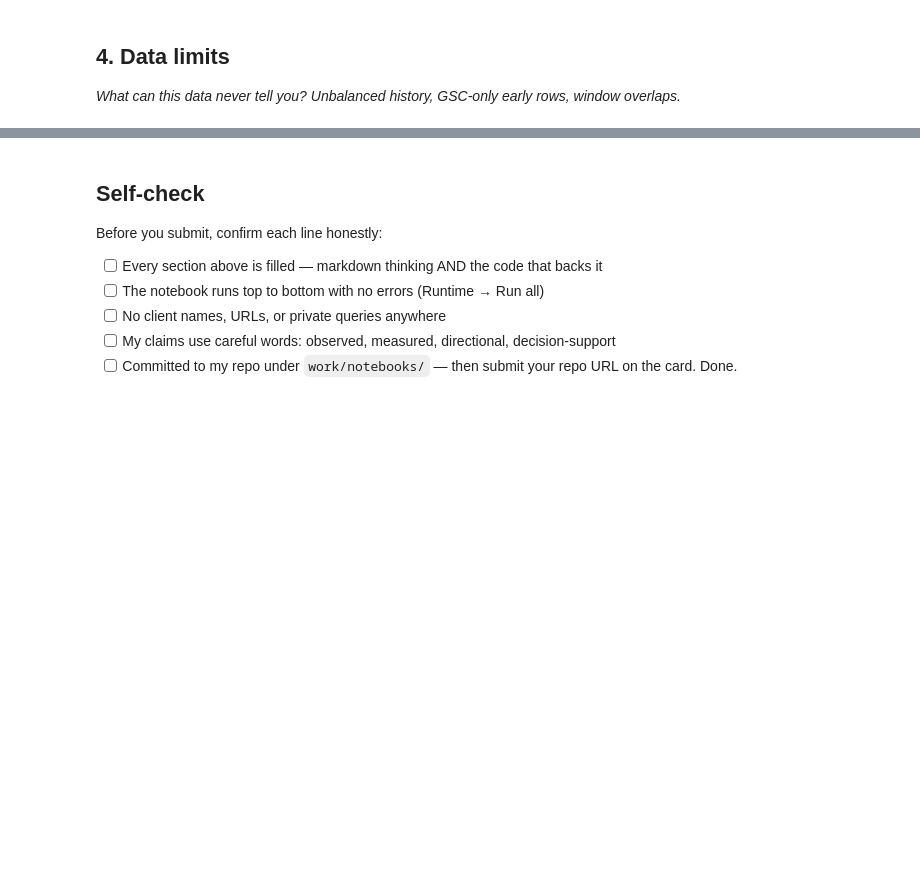
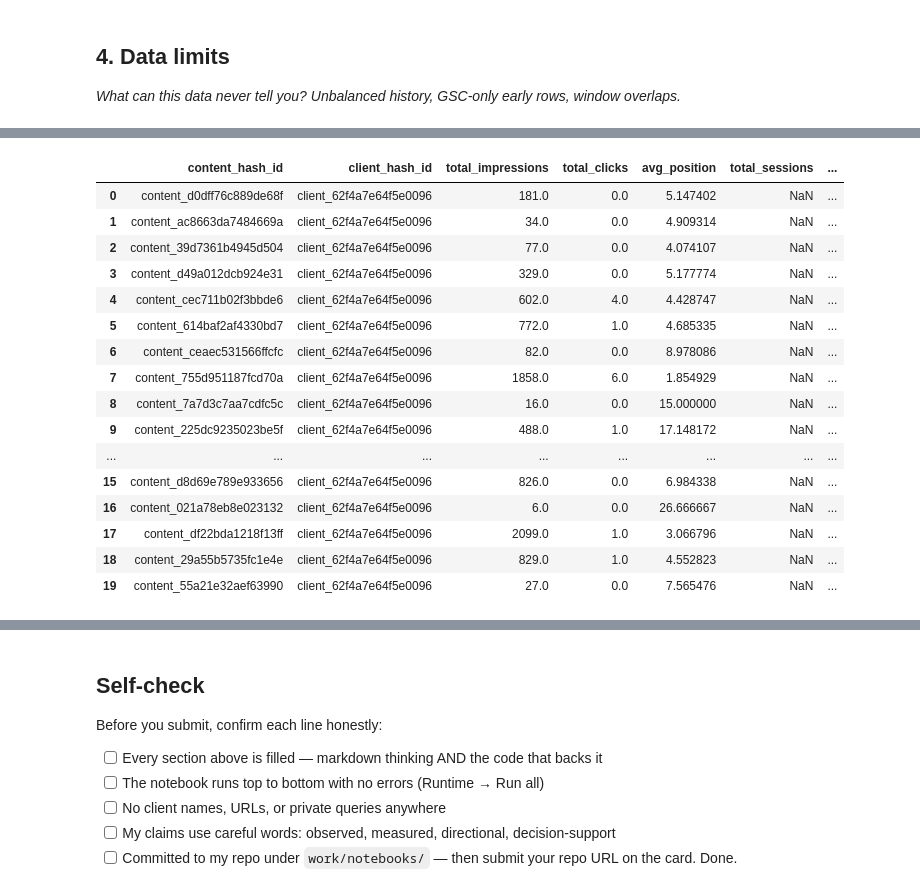
Before and after one commit to Awais-Ahmad10/flyrank_ml_internship, a Jupyter notebook: work/notebooks/w03_data_contract.ipynb, the cells around one changed output, grey strips where cells are left out. Drawn from its saved outputs; the diff is of its cells as text; code cells hidden in the pictures; blank space fills up the shorter version.

```diff
--- a/work/notebooks/w03_data_contract.ipynb
+++ b/work/notebooks/w03_data_contract.ipynb
@@ -15,0 +13,12 @@ This skeleton is yours to fill. Work the sections **in order** — each one has
+# %%
+import duckdb
+from google.colab import userdata
+
+# Get your secret token safely (never typed directly here)
+hf_token = userdata.get('HF_TOKEN')
+
+# Connect DuckDB to Hugging Face
+con = duckdb.connect()
+con.sql(f"CREATE SECRET hf_token (TYPE huggingface, TOKEN '{hf_token}');")
+
+print("Connected! Ready to query.")
@@ -36,0 +134,35 @@ This skeleton is yours to fill. Work the sections **in order** — each one has
+# %%
+query_features = """
+SELECT
+    content_hash_id,
+    client_hash_id,
+    SUM(gsc_impressions) as total_impressions,
+    SUM(gsc_clicks) as total_clicks,
+    AVG(gsc_avg_position) as avg_position,
+    SUM(ga4_sessions) as total_sessions,
+    SUM(ga4_engaged_sessions) as total_engaged_sessions
+FROM read_parquet('hf://datasets/FlyRank/internship-warehouse/fact_content_daily_performance/month=2026-03/*.parquet')
+GROUP BY content_hash_id, client_hash_id
+LIMIT 20
+"""
+
+df_features = con.sql(query_features).df()
+df_features
+# %% [output]
+|  | content_hash_id | client_hash_id | total_impressions | total_clicks | avg_position | total_sessions | ... |
+| 0 | content_d0dff76c889de68f | client_62f4a7e64f5e0096 | 181.0 | 0.0 | 5.147402 | NaN | ... |
+| 1 | content_ac8663da7484669a | client_62f4a7e64f5e0096 | 34.0 | 0.0 | 4.909314 | NaN | ... |
+| 2 | content_39d7361b4945d504 | client_62f4a7e64f5e0096 | 77.0 | 0.0 | 4.074107 | NaN | ... |
+| 3 | content_d49a012dcb924e31 | client_62f4a7e64f5e0096 | 329.0 | 0.0 | 5.177774 | NaN | ... |
+| 4 | content_cec711b02f3bbde6 | client_62f4a7e64f5e0096 | 602.0 | 4.0 | 4.428747 | NaN | ... |
+| 5 | content_614baf2af4330bd7 | client_62f4a7e64f5e0096 | 772.0 | 1.0 | 4.685335 | NaN | ... |
+| 6 | content_ceaec531566ffcfc | client_62f4a7e64f5e0096 | 82.0 | 0.0 | 8.978086 | NaN | ... |
+| 7 | content_755d951187fcd70a | client_62f4a7e64f5e0096 | 1858.0 | 6.0 | 1.854929 | NaN | ... |
+| 8 | content_7a7d3c7aa7cdfc5c | client_62f4a7e64f5e0096 | 16.0 | 0.0 | 15.000000 | NaN | ... |
+| 9 | content_225dc9235023be5f | client_62f4a7e64f5e0096 | 488.0 | 1.0 | 17.148172 | NaN | ... |
+| ... | ... | ... | ... | ... | ... | ... | ... |
+| 15 | content_d8d69e789e933656 | client_62f4a7e64f5e0096 | 826.0 | 0.0 | 6.984338 | NaN | ... |
+| 16 | content_021a78eb8e023132 | client_62f4a7e64f5e0096 | 6.0 | 0.0 | 26.666667 | NaN | ... |
+| 17 | content_df22bda1218f13ff | client_62f4a7e64f5e0096 | 2099.0 | 1.0 | 3.066796 | NaN | ... |
+| 18 | content_29a55b5735fc1e4e | client_62f4a7e64f5e0096 | 829.0 | 1.0 | 4.552823 | NaN | ... |
+| 19 | content_55a21e32aef63990 | client_62f4a7e64f5e0096 | 27.0 | 0.0 | 7.565476 | NaN | ... |
```
Also changed, not shown: parts of 20 cells of this notebook.
